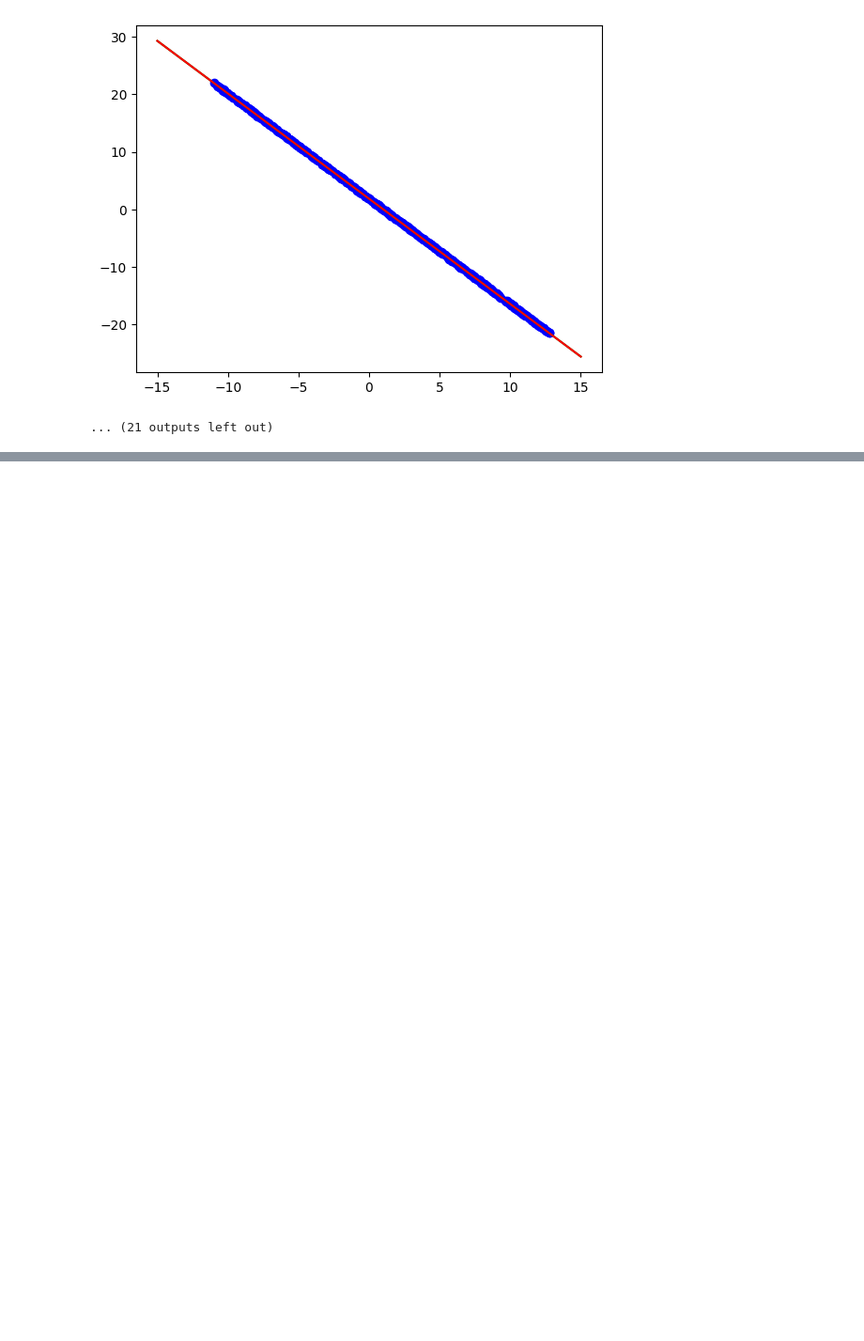
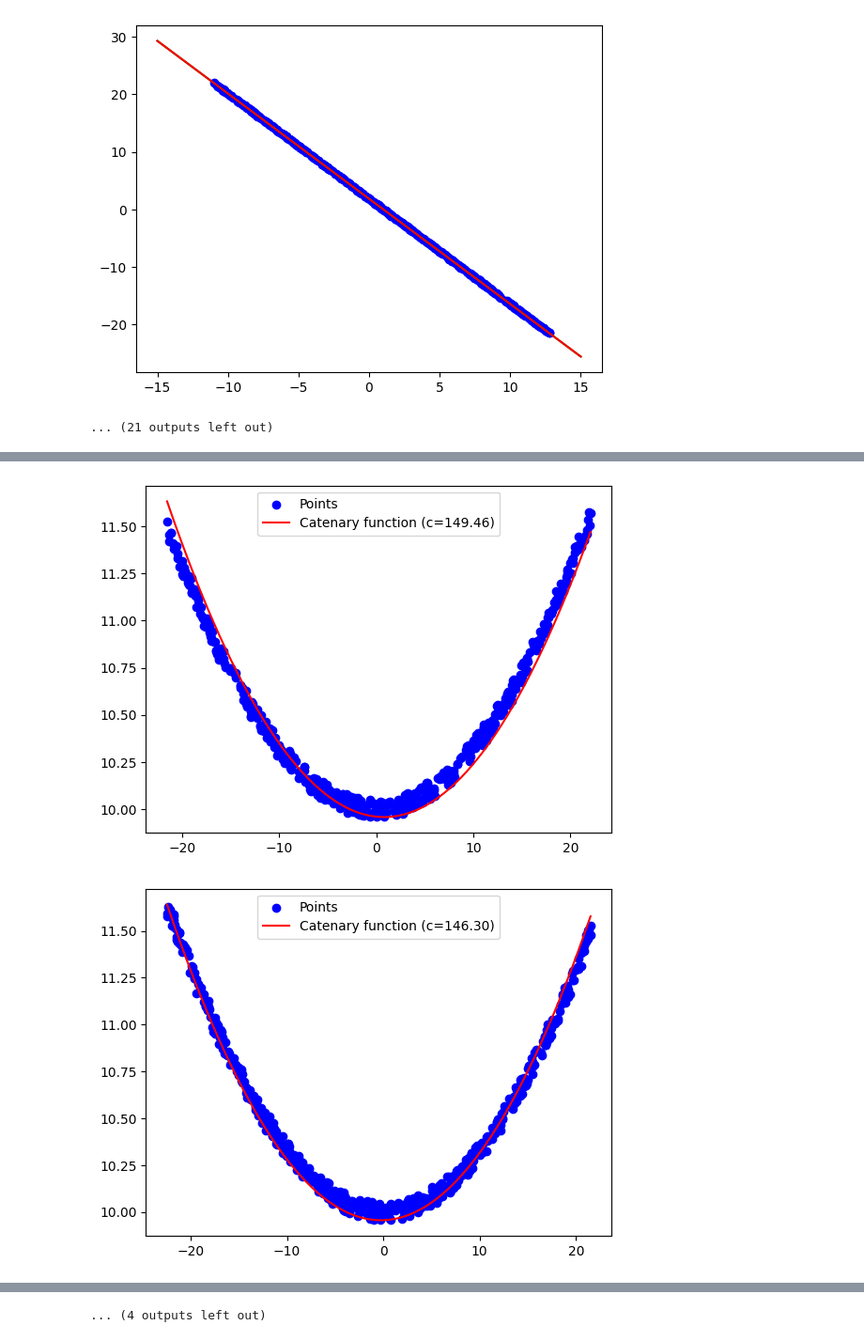
Before and after one commit to JulesChpn/blunomy_project, a Jupyter notebook: fitting_construction.ipynb, the cells around one changed output, grey strips where cells are left out. Shown at 94% size. Saved outputs shown, nothing was run; the diff lists cells and outputs as text; code cells hidden in the pictures; blank space fills up the shorter version.

Commit message:
Fitting - Update : catenary function

```diff
--- a/fitting_construction.ipynb
+++ b/fitting_construction.ipynb
@@ -157 +161,42 @@ for df in list_df :
 ... (4 outputs left out)
+# %%
+### We determine the coefficient c of the catenary equation
+# To do so, we look for the best fit between predicted y and z coordinates, given the catenary function
+
+i = 0
+for df in list_df :
+    j = 0
+    list_cluster = sorted(list(set(df['cluster'])))
+    for cluster in list_cluster :
+        x = df[df['cluster'] == cluster]['x'].values
+        y = df[df['cluster'] == cluster]['y'].values
+        z = df[df['cluster'] == cluster]['z'].values
+
+        if list_model[i][j] == 'linear' :
+            model = LinearRegression().fit(x.reshape(-1, 1), y)
+            y_pred = model.predict(x.reshape(-1, 1))
+        else :
+            model = LinearRegression().fit(quadratic_transformation(x.reshape(-1, 1)), y)
+            y_pred = model.predict(quadratic_transformation(x.reshape(-1, 1)))
+
+        # We get the index of the min of the z coordinates
+        index_min_z = np.argmin(z)
+        y0 = y_pred[index_min_z]
+        z0 = z[index_min_z]
+        # We define our catenary function
+        def function_catenary(y, c):
+            return z0 + c * (np.cosh((y - y0)/c) - 1)
+        # We fit the function to the points
+        param_estim, _ = curve_fit(function_catenary, y_pred, z)
+        # We visualize the fit
+        plt.scatter(y_pred, z, color = 'blue', label = 'Points')
+        y_range = np.linspace(min(y_pred), max(y_pred), 500)
+        z_estim = function_catenary(y_range, param_estim[0])
+        plt.plot(y_range, z_estim, color = 'red', label = f'Catenary function (c={param_estim[0]:.2f})')
+        plt.legend(loc = 'upper center')
+        plt.show()
+        j += 1
+    i += 1
+# %% [output]
+[figure, added]
+[figure, added]
@@ -157,0 +213 @@ for df in list_df :
+... (4 outputs left out)
```
Also changed, not shown: parts of 3 cells of this notebook.
